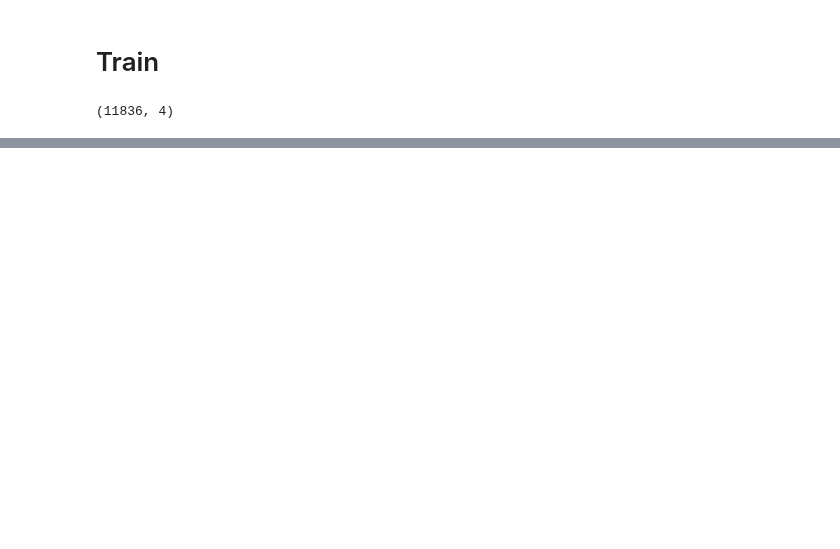
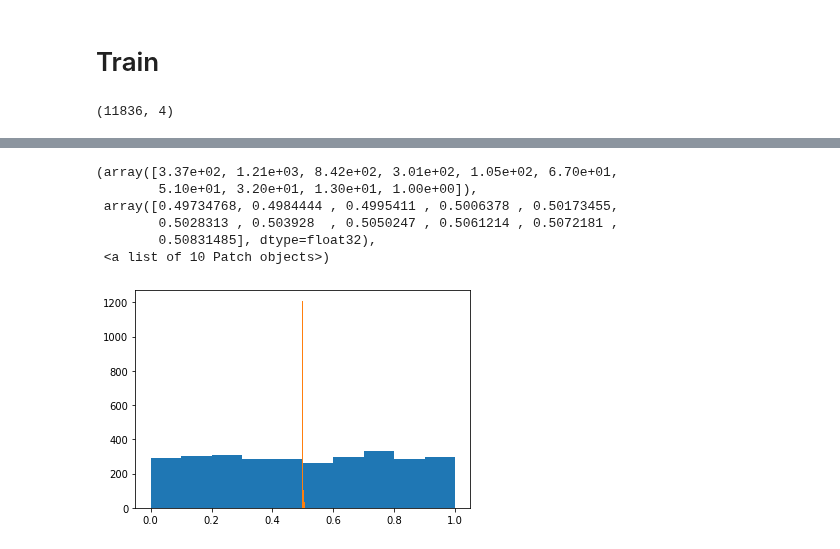
Before and after one commit to stsan9/AnomalyDetection4Jets, a Jupyter notebook: VAE.ipynb, the cells around one changed output, grey strips where cells are left out. Saved outputs shown, nothing was run; the diff lists cells and outputs as text; code cells hidden in the pictures; blank space fills up the shorter version.

```diff
--- a/VAE.ipynb
+++ b/VAE.ipynb
@@ -197,0 +249,11 @@ KeyboardInterrupt:
+# %%
+plt.hist(phi)
+plt.hist(phi_pred)
+# %% [output]
+(array([3.37e+02, 1.21e+03, 8.42e+02, 3.01e+02, 1.05e+02, 6.70e+01,
+        5.10e+01, 3.20e+01, 1.30e+01, 1.00e+00]),
+ array([0.49734768, 0.4984444 , 0.4995411 , 0.5006378 , 0.50173455,
+        0.5028313 , 0.503928  , 0.5050247 , 0.5061214 , 0.5072181 ,
+        0.50831485], dtype=float32),
+ <a list of 10 Patch objects>)
+[figure, added]
```
Also changed, not shown: parts of 21 cells of this notebook.
